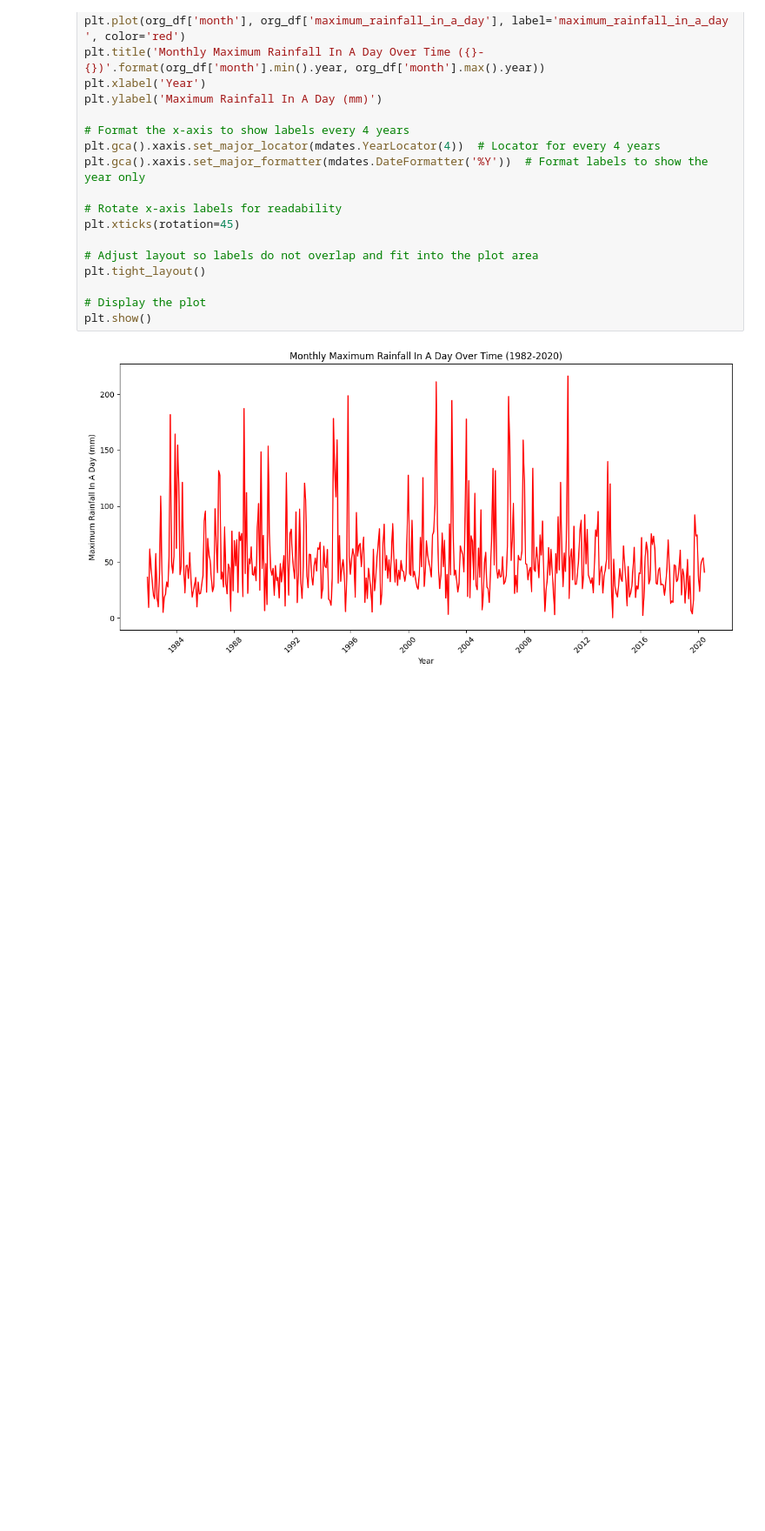
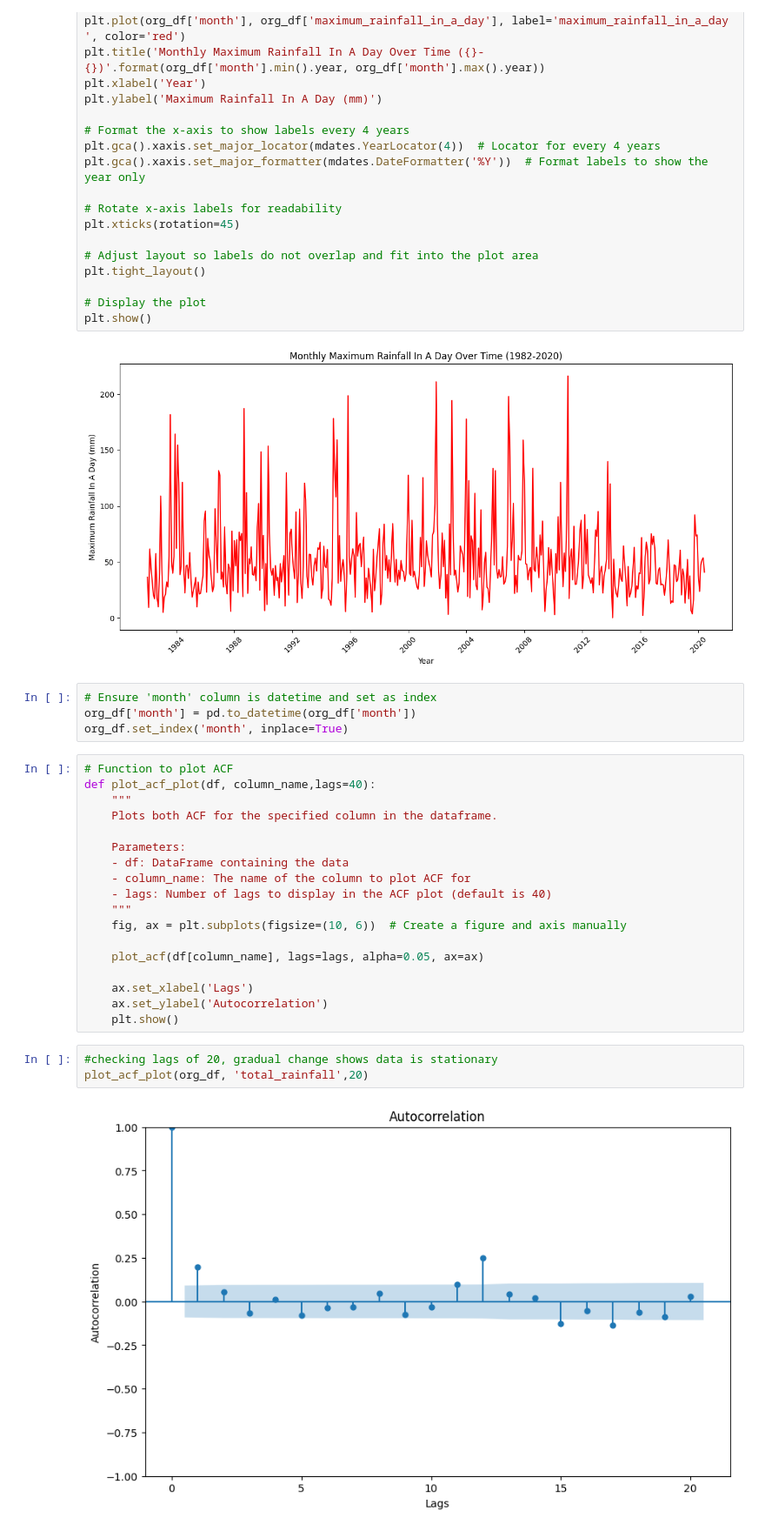
Before and after one commit to sudhi48/Rainfall-Time-Series, a Jupyter notebook: RainfallTimeSeries.ipynb, the cells around one changed output. Shown at 87% size. Saved outputs shown, nothing was run; the diff lists cells and outputs as text; blank space fills up the shorter version.

Commit message:
plotting ACF graph to know data is stationary or not

```diff
--- a/RainfallTimeSeries.ipynb
+++ b/RainfallTimeSeries.ipynb
@@ -187,3 +187,30 @@ plt.tight_layout()
 plt.show()
 # %% [output]
 [figure]
+# %%
+# Ensure 'month' column is datetime and set as index
+org_df['month'] = pd.to_datetime(org_df['month'])
+org_df.set_index('month', inplace=True)
+# %%
+# Function to plot ACF
+def plot_acf_plot(df, column_name,lags=40):
+    """
+    Plots both ACF for the specified column in the dataframe.
+
+    Parameters:
+    - df: DataFrame containing the data
+    - column_name: The name of the column to plot ACF for
+    - lags: Number of lags to display in the ACF plot (default is 40)
+    """
+    fig, ax = plt.subplots(figsize=(10, 6))  # Create a figure and axis manually
+
+    plot_acf(df[column_name], lags=lags, alpha=0.05, ax=ax)
+
+    ax.set_xlabel('Lags')
+    ax.set_ylabel('Autocorrelation')
+    plt.show()
+# %%
+#checking lags of 20, gradual change shows data is stationary
+plot_acf_plot(org_df, 'total_rainfall',20)
+# %% [output]
+[figure, added]
```
Also changed, not shown: parts of 4 cells of this notebook, 1 other file.
